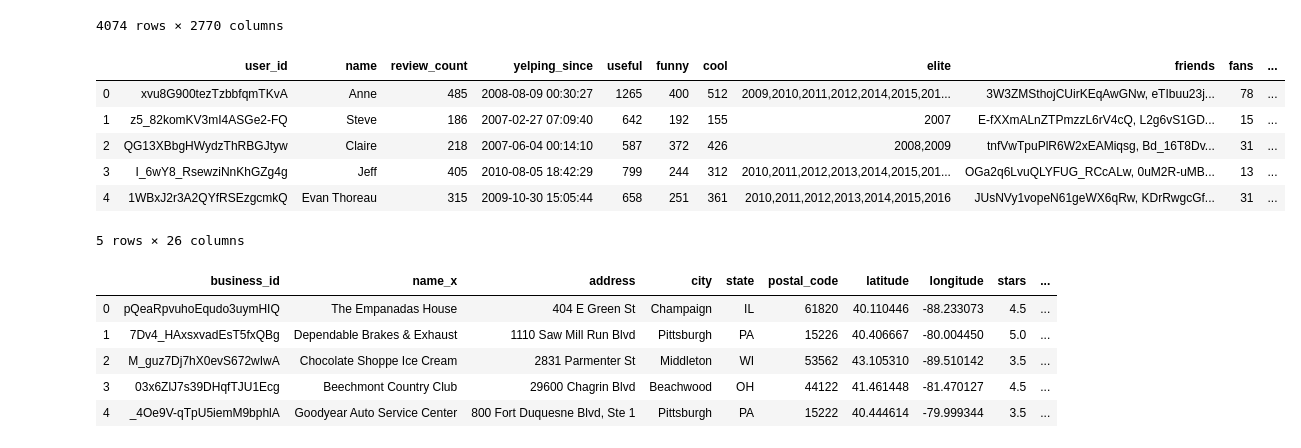
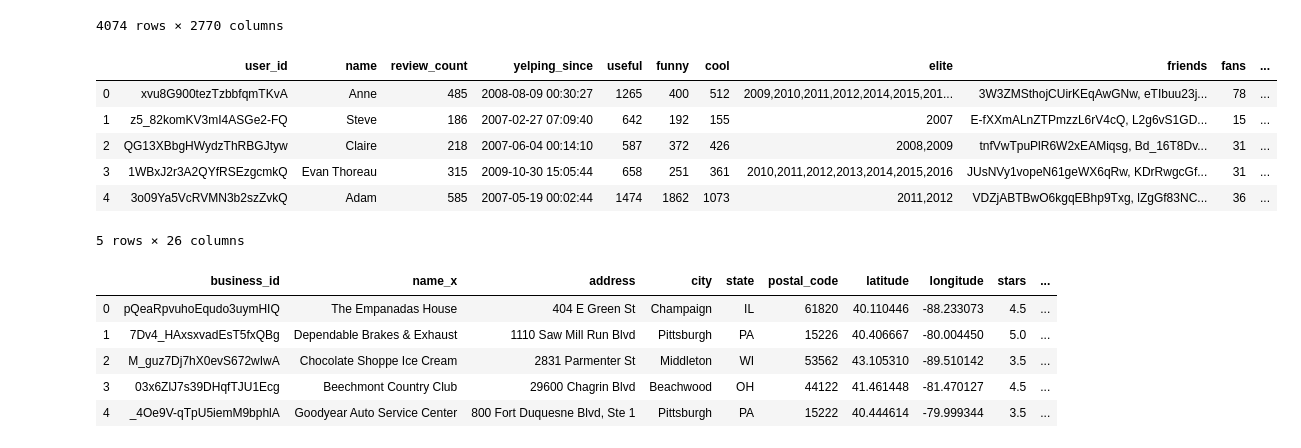
Before and after one commit to cocofreefarm/Module3, a Jupyter notebook: Data/Module 3 Data Cleaning.ipynb, the cells around one changed output. Drawn from its saved outputs; the diff is of its cells as text; code cells hidden in the pictures.

```diff
--- a/Data/Module 3 Data Cleaning.ipynb
+++ b/Data/Module 3 Data Cleaning.ipynb
@@ -145,15 +182,18 @@ df
 4074 rows × 2770 columns
 # %%
 df.to_csv('df.csv')
+# %%
+ratio=user.useful/user.review_count
+ratio_ind = ratio>2
+filtered_user = user[ratio_ind]
 # %%
-raw_tip = pd.merge(user,tip, how="left",on="user_id")
-raw_tip.head()
+raw_tip = pd.merge(filtered_user,tip, how="left",on="user_id")
 # %% [output]
 |  | user_id | name | review_count | yelping_since | useful | funny | cool | elite | friends | fans | ... |
 | 0 | xvu8G900tezTzbbfqmTKvA | Anne | 485 | 2008-08-09 00:30:27 | 1265 | 400 | 512 | 2009,2010,2011,2012,2014,2015,201... | 3W3ZMSthojCUirKEqAwGNw, eTIbuu23j... | 78 | ... |
 | 1 | z5_82komKV3mI4ASGe2-FQ | Steve | 186 | 2007-02-27 07:09:40 | 642 | 192 | 155 | 2007 | E-fXXmALnZTPmzzL6rV4cQ, L2g6vS1GD... | 15 | ... |
 | 2 | QG13XBbgHWydzThRBGJtyw | Claire | 218 | 2007-06-04 00:14:10 | 587 | 372 | 426 | 2008,2009 | tnfVwTpuPlR6W2xEAMiqsg, Bd_16T8Dv... | 31 | ... |
-| 3 | I_6wY8_RsewziNnKhGZg4g | Jeff | 405 | 2010-08-05 18:42:29 | 799 | 244 | 312 | 2010,2011,2012,2013,2014,2015,201... | OGa2q6LvuQLYFUG_RCcALw, 0uM2R-uMB... | 13 | ... |
-| 4 | 1WBxJ2r3A2QYfRSEzgcmkQ | Evan Thoreau | 315 | 2009-10-30 15:05:44 | 658 | 251 | 361 | 2010,2011,2012,2013,2014,2015,2016 | JUsNVy1vopeN61geWX6qRw, KDrRwgcGf... | 31 | ... |
+| 3 | 1WBxJ2r3A2QYfRSEzgcmkQ | Evan Thoreau | 315 | 2009-10-30 15:05:44 | 658 | 251 | 361 | 2010,2011,2012,2013,2014,2015,2016 | JUsNVy1vopeN61geWX6qRw, KDrRwgcGf... | 31 | ... |
+| 4 | 3o09Ya5VcRVMN3b2szZvkQ | Adam | 585 | 2007-05-19 00:02:44 | 1474 | 1862 | 1073 | 2011,2012 | VDZjABTBwO6kgqEBhp9Txg, lZgGf83NC... | 36 | ... |
 5 rows × 26 columns
 # %%
```
Also changed, not shown: parts of 10 cells of this notebook, 1 other file.
